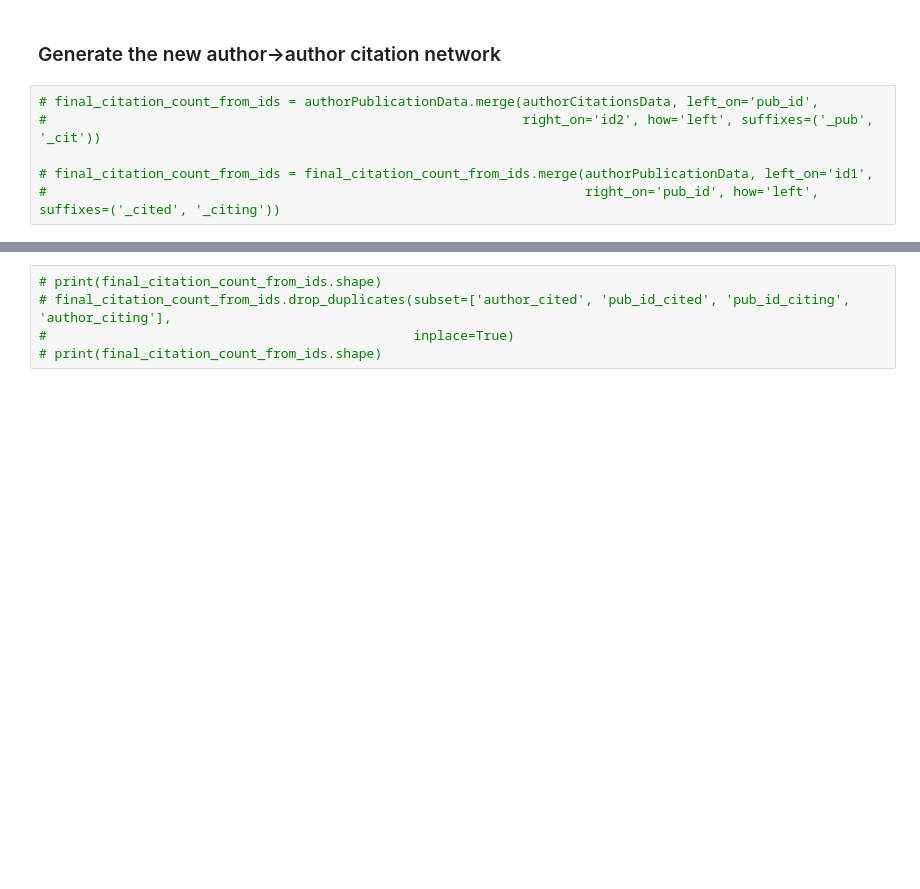
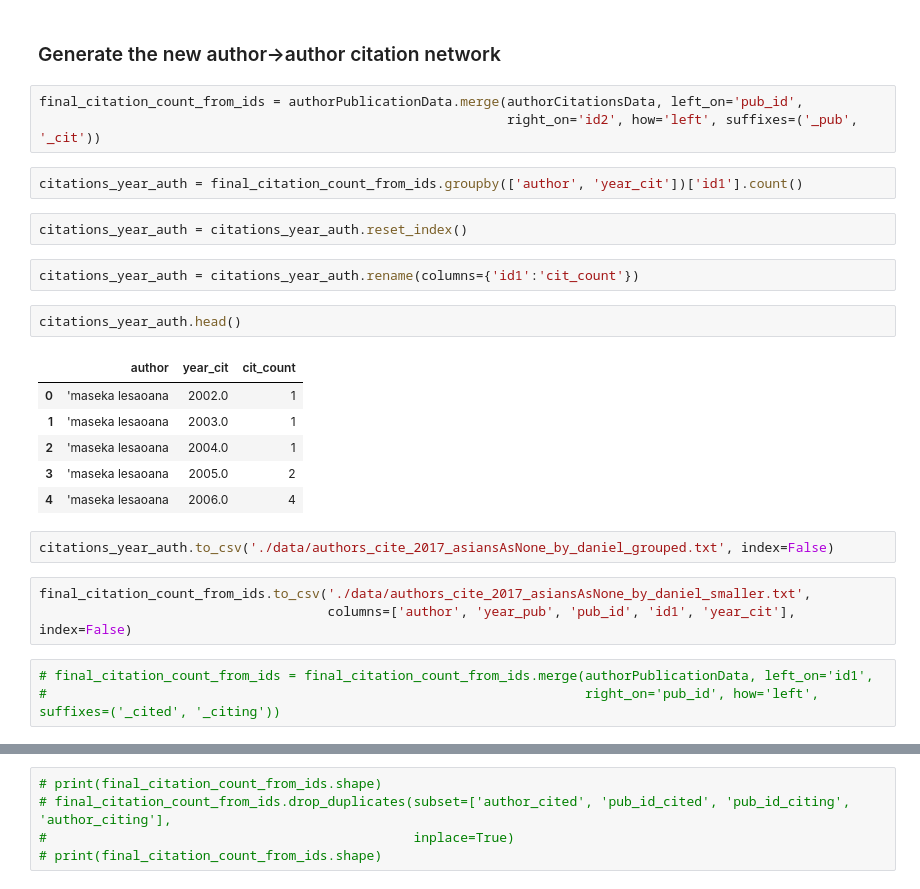
Before and after one commit to gesiscss/inequality, a Jupyter notebook: 1.Descriptive.ipynb, the cells around one changed output, grey strips where cells are left out. Cells and saved outputs as stored; diff of their text form; blank space fills up the shorter version.

```diff
--- a/1.Descriptive.ipynb
+++ b/1.Descriptive.ipynb
@@ -65,9 +65,29 @@ print(authorCitationsData.shape)
 paper_citation_count = authorCitationsData.groupby('id2')['id1'].count()
 # %% [markdown]
 ### Generate the new author->author citation network
+# %%
+final_citation_count_from_ids = authorPublicationData.merge(authorCitationsData, left_on='pub_id',
+                                                            right_on='id2', how='left', suffixes=('_pub', '_cit'))
+# %%
+citations_year_auth = final_citation_count_from_ids.groupby(['author', 'year_cit'])['id1'].count()
+# %%
+citations_year_auth = citations_year_auth.reset_index()
+# %%
+citations_year_auth = citations_year_auth.rename(columns={'id1':'cit_count'})
+# %%
+citations_year_auth.head()
+# %% [output]
+|  | author | year_cit | cit_count |
+| 0 | 'maseka lesaoana | 2002.0 | 1 |
+| 1 | 'maseka lesaoana | 2003.0 | 1 |
+| 2 | 'maseka lesaoana | 2004.0 | 1 |
+| 3 | 'maseka lesaoana | 2005.0 | 2 |
+| 4 | 'maseka lesaoana | 2006.0 | 4 |
+# %%
+citations_year_auth.to_csv('./data/authors_cite_2017_asiansAsNone_by_daniel_grouped.txt', index=False)
+# %%
+final_citation_count_from_ids.to_csv('./data/authors_cite_2017_asiansAsNone_by_daniel_smaller.txt',
+                                     columns=['author', 'year_pub', 'pub_id', 'id1', 'year_cit'], index=False)
 # %%
-# final_citation_count_from_ids = authorPublicationData.merge(authorCitationsData, left_on='pub_id',
-#                                                             right_on='id2', how='left', suffixes=('_pub', '_cit'))
-
 # final_citation_count_from_ids = final_citation_count_from_ids.merge(authorPublicationData, left_on='id1',
 #                                                                     right_on='pub_id', how='left', suffixes=('_cited', '_citing'))
```
Also changed, not shown: parts of 2 cells of this notebook, 3 other files.
